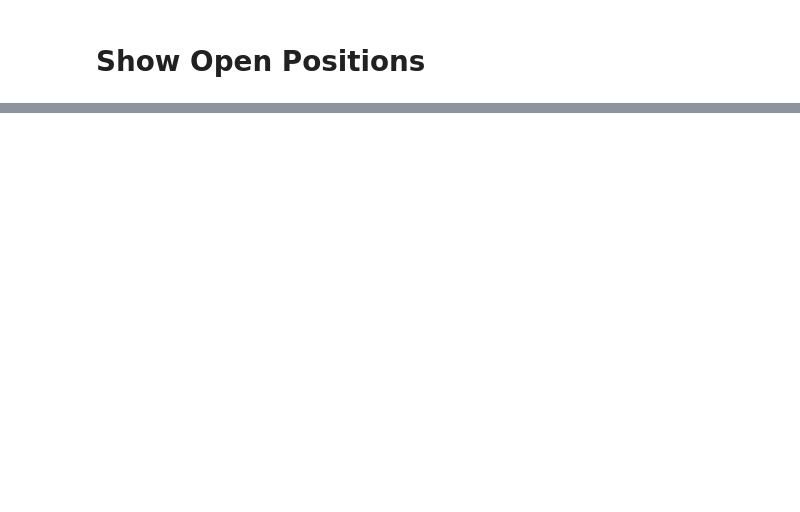
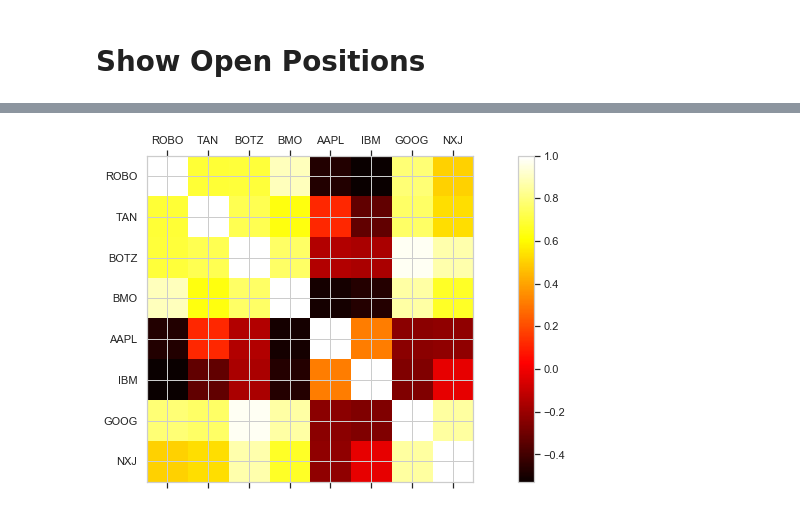
Before and after one commit to kz-qp/data-client, a Jupyter notebook: research.ipynb, the cells around one changed output, grey strips where cells are left out. Cells and saved outputs as stored; diff of their text form; code cells hidden in the pictures; blank space fills up the shorter version.

```diff
--- a/research.ipynb
+++ b/research.ipynb
@@ -138,0 +144,16 @@ Name: total_returns, dtype: object
+# %%
+price_corr = historicals.reset_index().pivot('end','symbol')['close'].corr()
+
+alpha = list(symbols.values())
+
+fig = plt.figure(figsize=(16, 6))
+ax = fig.add_subplot(111)
+cax = ax.matshow(price_corr, cmap='hot')
+fig.colorbar(cax)
+
+ax.set_xticklabels(['']+alpha)
+ax.set_yticklabels(['']+alpha)
+
+plt.show()
+# %% [output]
+[figure, added]
```
Also changed, not shown: parts of 22 cells of this notebook, 1 other file.
